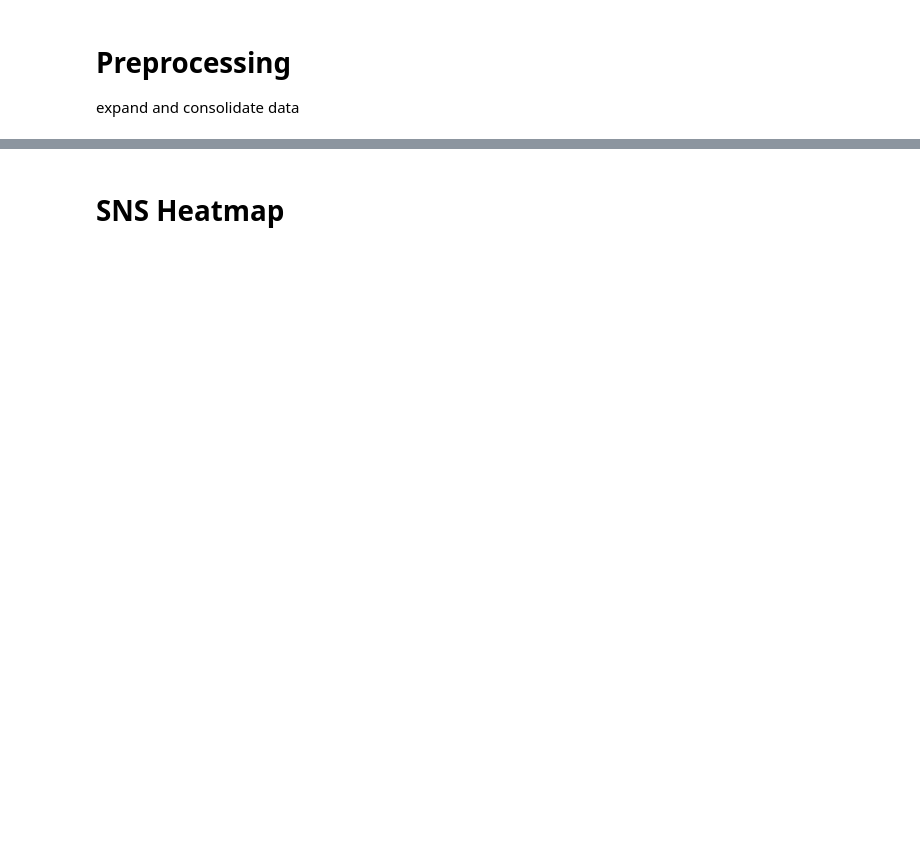
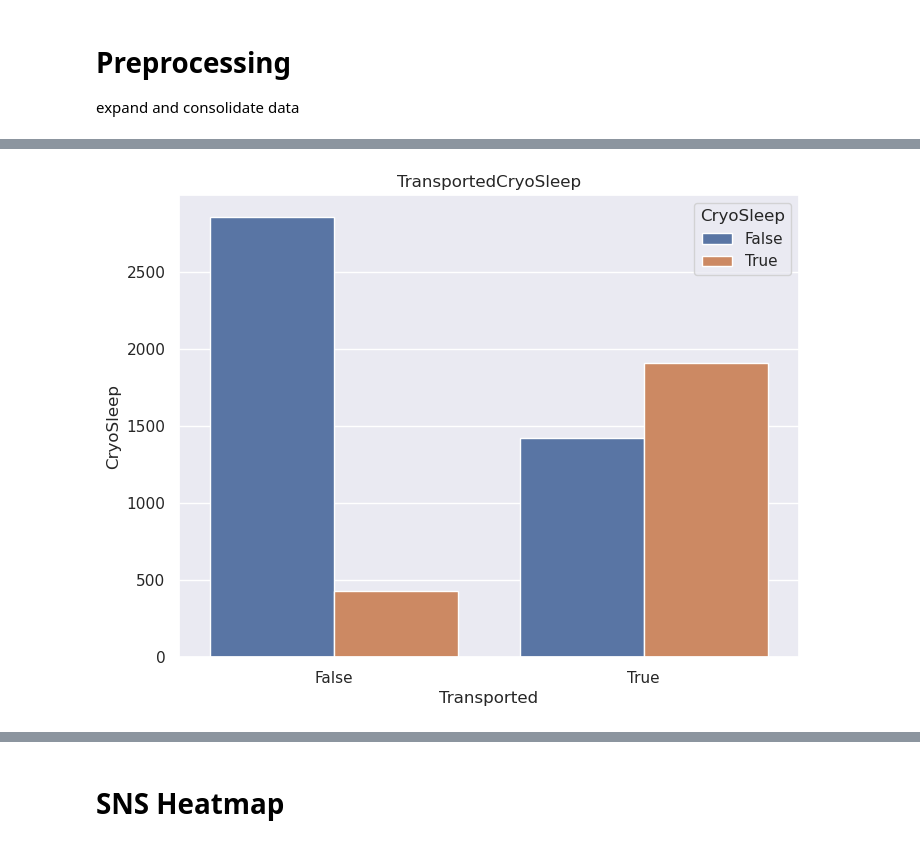
Before and after one commit to yunmokoo/Kaggle_Testing, a Jupyter notebook: spaceship-titanic-aug-30.ipynb, the cells around one changed output, grey strips where cells are left out. Saved outputs shown, nothing was run; the diff lists cells and outputs as text; code cells hidden in the pictures; blank space fills up the shorter version.

```diff
--- a/spaceship-titanic-aug-30.ipynb
+++ b/spaceship-titanic-aug-30.ipynb
@@ -225,0 +224,11 @@ plot_sns(minfo)
+# %%
+def sns_countplot(df, x, y):
+    plt.figure(figsize=(8,6))
+    sns.countplot(data=df, x=x, hue=y)
+
+    plt.title(x + y)
+    plt.xlabel(x)
+    plt.ylabel(y)
+
+    # Show the plot
+    plt.show()
@@ -225,0 +250,5 @@ plot_sns(minfo)
+# %%
+df_train_cryosleep_transported = df_train_filt[['CryoSleep', 'Transported']]
+sns_countplot(df_train_cryosleep_transported, 'Transported', 'CryoSleep')
+# %% [output]
+[figure, added]
```
Also changed, not shown: parts of 21 cells of this notebook.
